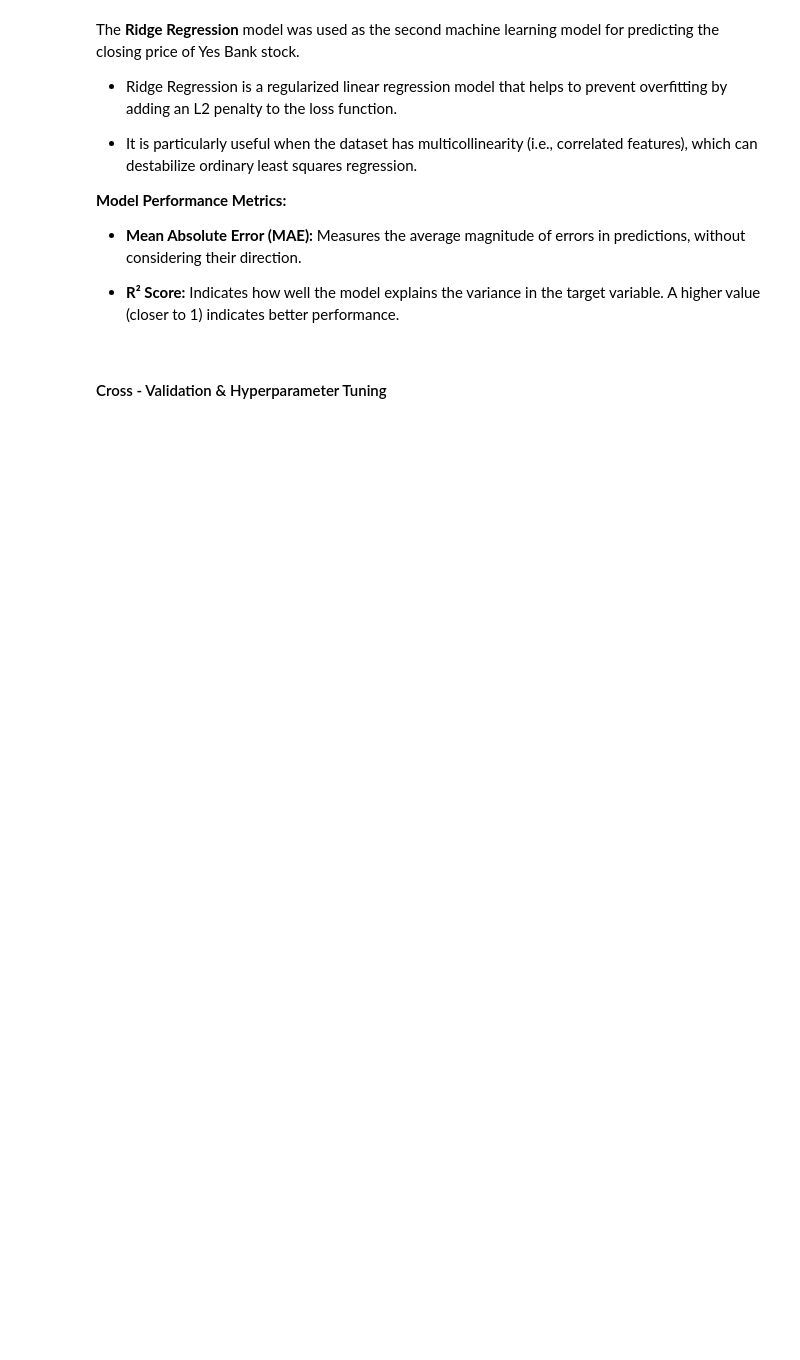
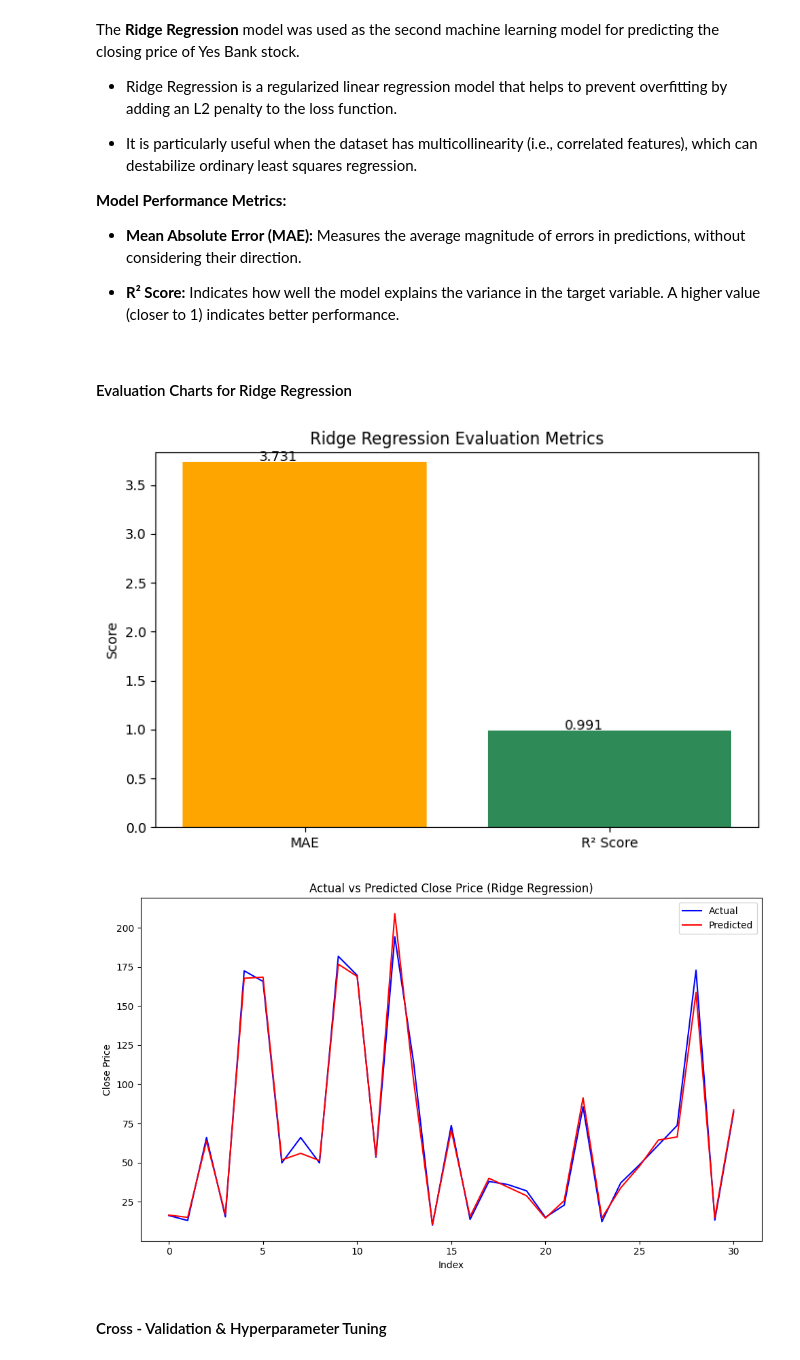
Before and after one commit to TechNinja-dev/Stock-Price-Forcasting-for-Yes-Bank, a Jupyter notebook: Assignment.ipynb, the cells around one changed output. Drawn from its saved outputs; the diff is of its cells as text; code cells hidden in the pictures; blank space fills up the shorter version.

```diff
--- a/Assignment.ipynb
+++ b/Assignment.ipynb
@@ -914,10 +765,10 @@ from sklearn.metrics import mean_absolute_error, r2_score
 R= Ridge(alpha=1.0)
 R.fit(x_train, y_train)
 
-y_predict = R.predict(x_test)
+y_predict_ridge = R.predict(x_test)
 
-mae= mean_absolute_error(y_test, y_predict)
-r2= r2_score(y_test, y_predict)
+mae= mean_absolute_error(y_test, y_predict_ridge)
+r2= r2_score(y_test, y_predict_ridge)
 
 print("Ridge Regression Performance:")
 print("MAE:", mae)
@@ -933,32 +788,41 @@ The **Ridge Regression** model was used as the second machine learning model for
 - **Mean Absolute Error (MAE):** Measures the average magnitude of errors in predictions, without considering their direction.
 
 - **R² Score:** Indicates how well the model explains the variance in the target variable. A higher value (closer to 1) indicates better performance.
+# %% [markdown]
+####  Evaluation Charts for Ridge Regression
 # %%
 metrics = ['MAE', 'R² Score']
 values = [mae, r2]
 
-plt.figure(figsize=(10, 6))
+plt.figure(figsize=(8,5))
 bars = plt.bar(metrics, values, color=['orange', 'seagreen'])
 
 # Annotate values on bars
 for bar in bars:
     yval = bar.get_height()
     plt.text(bar.get_x() + 0.25, yval + 0.01, round(yval, 3))
 
 plt.title("Ridge Regression Performance Metrics")
 plt.ylabel("Score")
 plt.ylim(0, max(values) + 0.1)
-
-
 plt.title("Ridge Regression Evaluation Metrics")
 plt.ylabel("Score")
 plt.ylim(0, max(values) + 0.1)
+plt.show()
 
-plt.figure(figsize=(6, 4))
-plt.plot(metrics, values, marker='o', linestyle='-', color='teal', linewidth=2)
 
+plt.figure(figsize=(10, 6))
+plt.plot(y_test.values, label='Actual', color='blue')
+plt.plot(y_predict_ridge, label='Predicted', color='red')
+plt.title('Actual vs Predicted Close Price (Ridge Regression)')
+plt.xlabel('Index')
+plt.ylabel('Close Price')
+plt.legend()
 plt.tight_layout()
 plt.show()
+# %% [output]
+[figure, added]
+[figure, added]
 # %% [markdown]
 ####  Cross - Validation & Hyperparameter Tuning
 # %%
```
Also changed, not shown: parts of 102 cells of this notebook.
